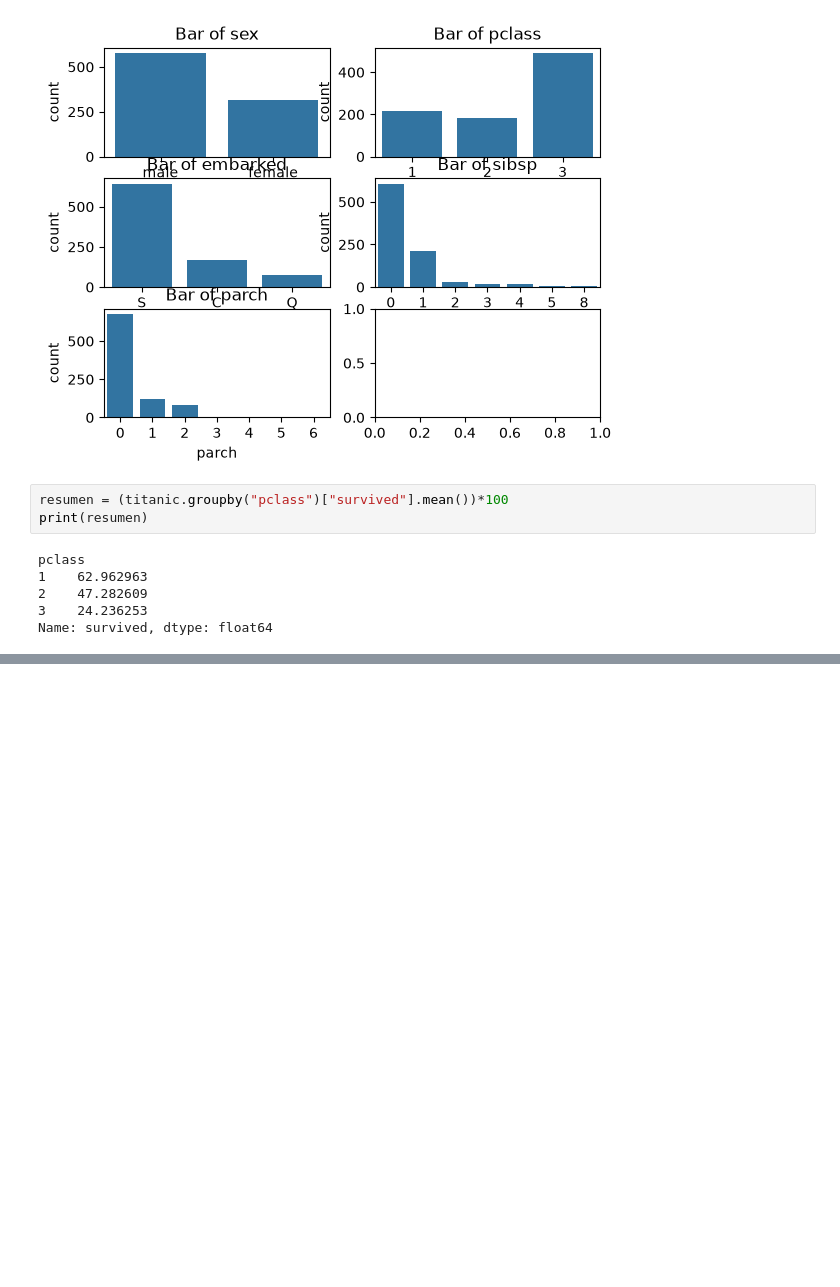
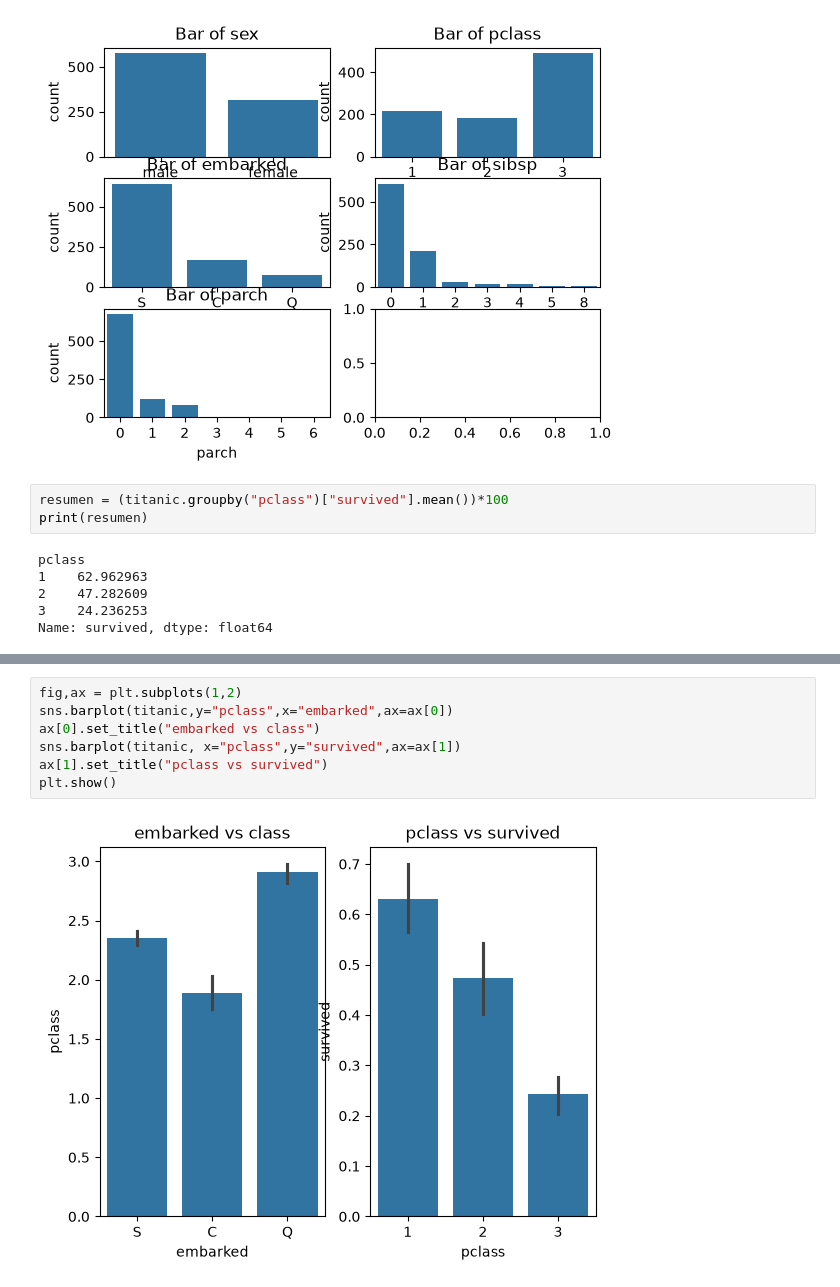
Before and after one commit to Flavs345009/ml-course, a Jupyter notebook: workspace/proyecto_titanic.ipynb, the cells around one changed output, grey strips where cells are left out. Cells and saved outputs as stored; diff of their text form; blank space fills up the shorter version.

```diff
--- a/workspace/proyecto_titanic.ipynb
+++ b/workspace/proyecto_titanic.ipynb
@@ -178,0 +191,9 @@ IndexError: index 3 is out of bounds for axis 0 with size 3
+# %%
+fig,ax = plt.subplots(1,2)
+sns.barplot(titanic,y="pclass",x="embarked",ax=ax[0])
+ax[0].set_title("embarked vs class")
+sns.barplot(titanic, x="pclass",y="survived",ax=ax[1])
+ax[1].set_title("pclass vs survived")
+plt.show()
+# %% [output]
+[figure, added]
```
Also changed, not shown: parts of 11 cells of this notebook.
